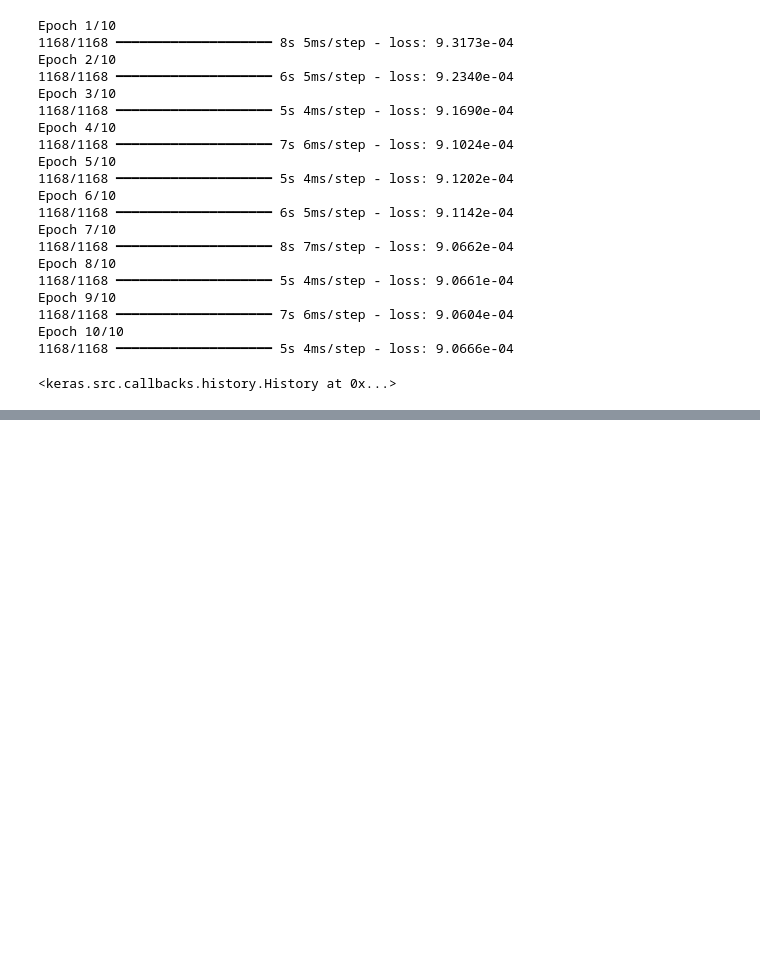
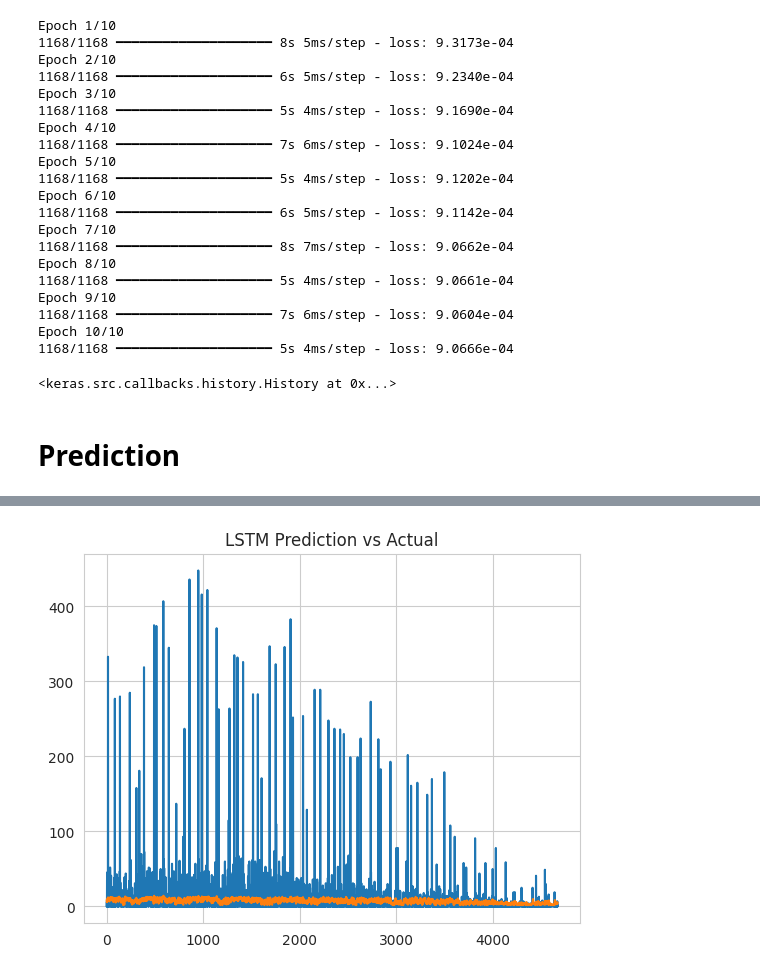
Before and after one commit to Nakib-Nasrullah/Dengue_Research, a Jupyter notebook: Dengue_positive_negative.ipynb, the cells around one changed output, grey strips where cells are left out. Drawn from its saved outputs; the diff is of its cells as text; code cells hidden in the pictures; blank space fills up the shorter version.

```diff
--- a/Dengue_positive_negative.ipynb
+++ b/Dengue_positive_negative.ipynb
@@ -284,3 +284,19 @@ Epoch 9/10
 Epoch 10/10
 1168/1168 ━━━━━━━━━━━━━━━━━━━━ 5s 4ms/step - loss: 9.0666e-04
 <keras.src.callbacks.history.History at 0x...>
+# %% [markdown]
+# **Prediction**
+# %%
+y_pred = model.predict(X_test)
+
+# Inverse scaling
+y_test_inv = scaler.inverse_transform(y_test)
+y_pred_inv = scaler.inverse_transform(y_pred)
+
+# Plot
+plt.figure()
+plt.plot(y_test_inv)
+plt.plot(y_pred_inv)
+plt.title("LSTM Prediction vs Actual")
+plt.show()
+# %% [output]
@@ -286,0 +304 @@ Epoch 10/10
+[figure, added]
```
Also changed, not shown: parts of 1 cell of this notebook.
